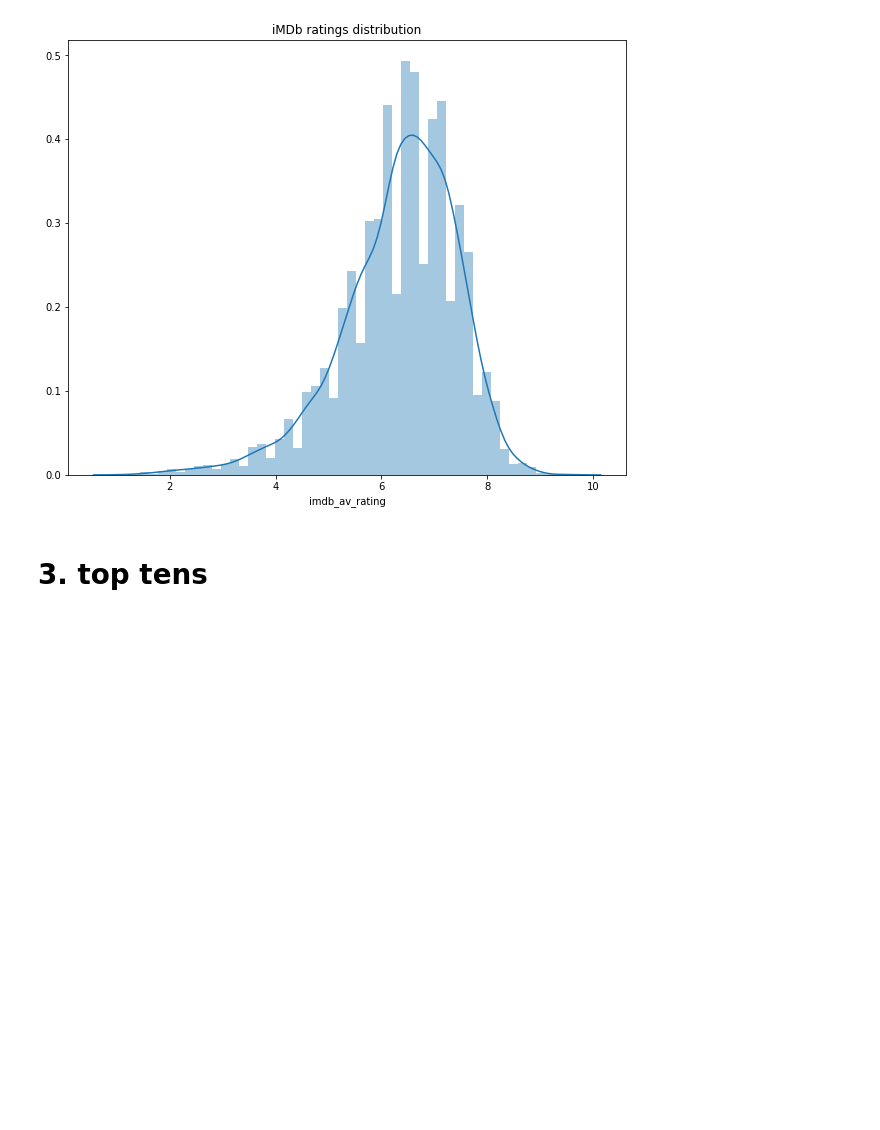
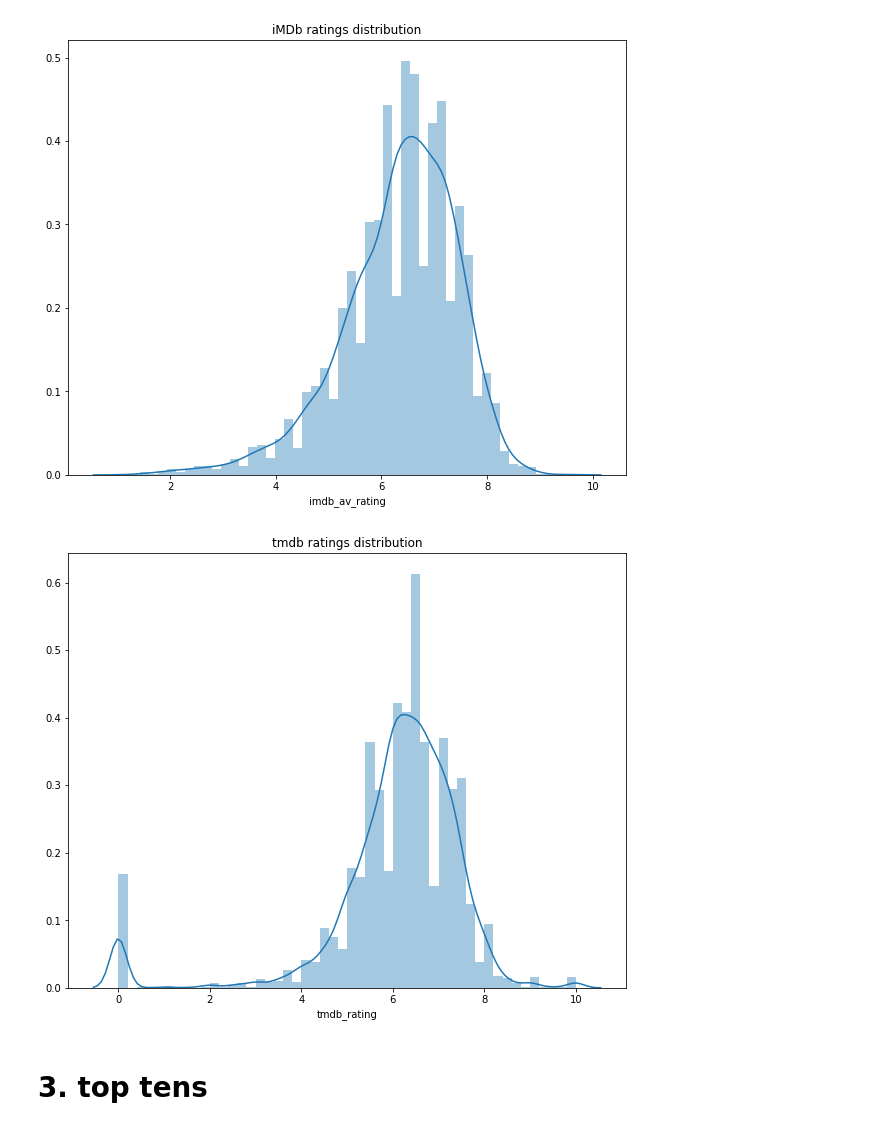
Before and after one commit to teasko/ironhack_project_data_thieves, a Jupyter notebook: data_analysis_teasko.ipynb, the cells around one changed output. Saved outputs shown, nothing was run; the diff lists cells and outputs as text; code cells hidden in the pictures; blank space fills up the shorter version.

```diff
--- a/data_analysis_teasko.ipynb
+++ b/data_analysis_teasko.ipynb
@@ -68,6 +84,12 @@ sns.distplot(df["imdb_av_rating"][~df["imdb_av_rating"].isna()]);
 plt.title("iMDb ratings distribution");
 # %% [output]
 [figure]
+# %%
+fig = plt.figure(figsize=(10,8));
+sns.distplot(df.loc[~df["tmdb_rating"].isna(),"tmdb_rating"]);
+plt.title("tmdb ratings distribution");
+# %% [output]
+[figure, added]
 # %% [markdown]
 # 3. top tens
 # %% [markdown]
```
Also changed, not shown: parts of 17 cells of this notebook.
